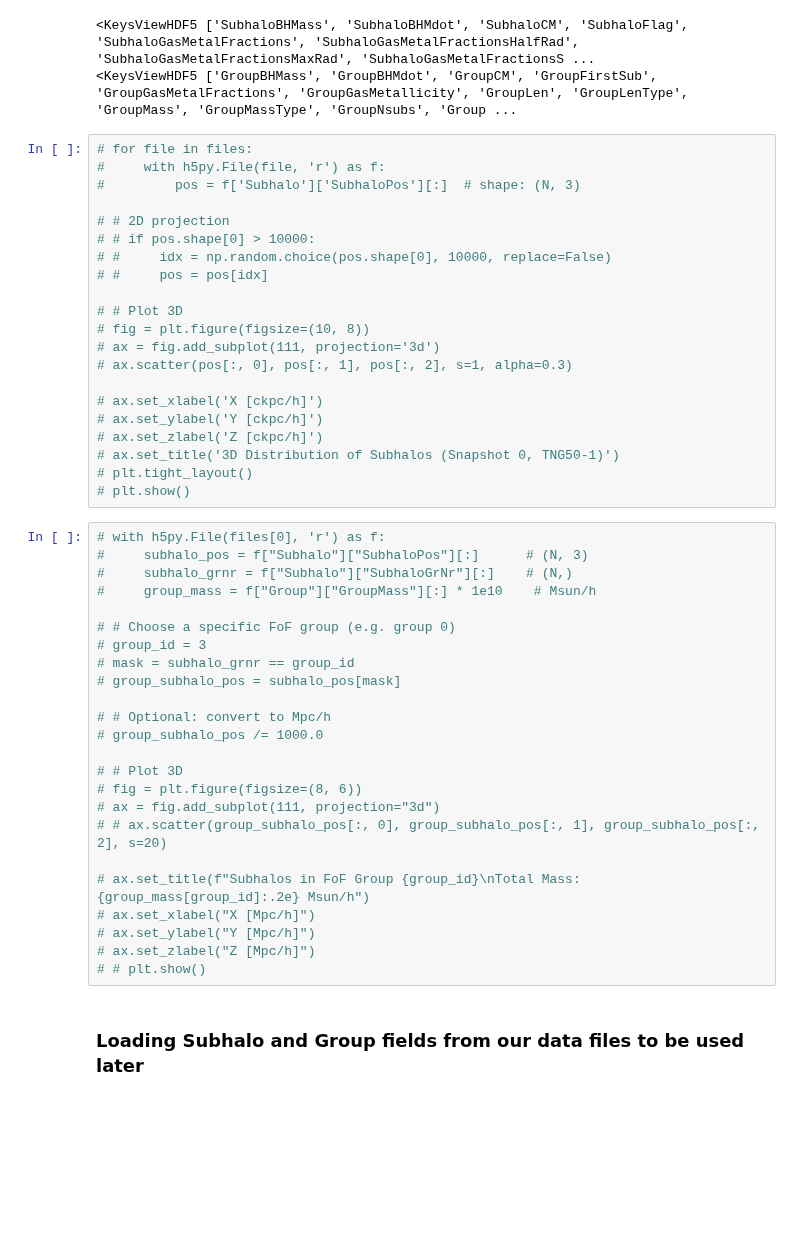
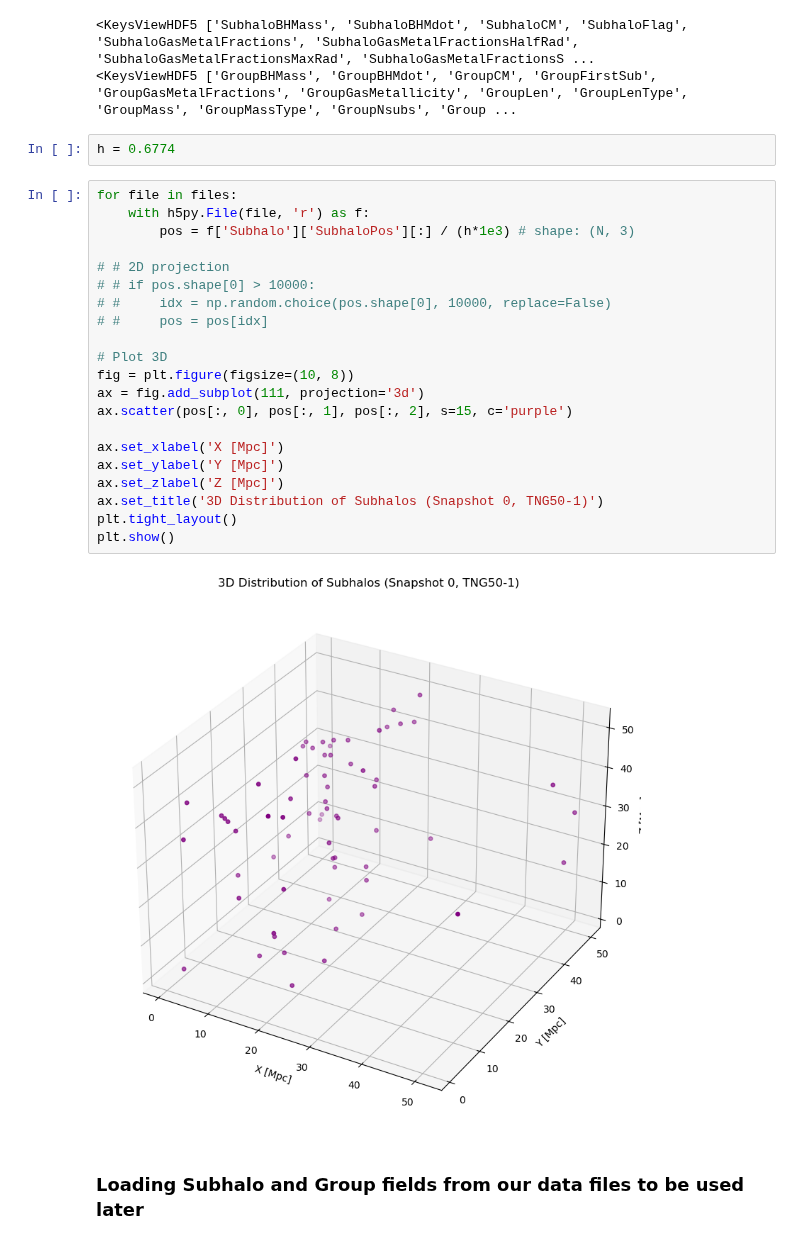
Before and after one commit to labani-01/PHY657, a Jupyter notebook: Module_7/Module_7.ipynb, the cells around one changed output. Cells and saved outputs as stored; diff of their text form; blank space fills up the shorter version.

```diff
--- a/Module_7/Module_7.ipynb
+++ b/Module_7/Module_7.ipynb
@@ -26,51 +31,31 @@ with h5py.File(files[0], 'r') as f: #files[0] = Mod7_data/data/fof_subhalo_tab_0
 # %% [output]
 <KeysViewHDF5 ['SubhaloBHMass', 'SubhaloBHMdot', 'SubhaloCM', 'SubhaloFlag', 'SubhaloGasMetalFractions', 'SubhaloGasMetalFractionsHalfRad', 'SubhaloGasMetalFractionsMaxRad', 'SubhaloGasMetalFractionsS ...
 <KeysViewHDF5 ['GroupBHMass', 'GroupBHMdot', 'GroupCM', 'GroupFirstSub', 'GroupGasMetalFractions', 'GroupGasMetallicity', 'GroupLen', 'GroupLenType', 'GroupMass', 'GroupMassType', 'GroupNsubs', 'Group ...
+# %%
+h = 0.6774
 # %%
-# for file in files:
-#     with h5py.File(file, 'r') as f:
-#         pos = f['Subhalo']['SubhaloPos'][:]  # shape: (N, 3)
+for file in files:
+    with h5py.File(file, 'r') as f:
+        pos = f['Subhalo']['SubhaloPos'][:] / (h*1e3) # shape: (N, 3)
 
 # # 2D projection
 # # if pos.shape[0] > 10000:
 # #     idx = np.random.choice(pos.shape[0], 10000, replace=False)
 # #     pos = pos[idx]
 
-# # Plot 3D
-# fig = plt.figure(figsize=(10, 8))
-# ax = fig.add_subplot(111, projection='3d')
-# ax.scatter(pos[:, 0], pos[:, 1], pos[:, 2], s=1, alpha=0.3)
+# Plot 3D
+fig = plt.figure(figsize=(10, 8))
+ax = fig.add_subplot(111, projection='3d')
+ax.scatter(pos[:, 0], pos[:, 1], pos[:, 2], s=15, c='purple')
 
-# ax.set_xlabel('X [ckpc/h]')
-# ax.set_ylabel('Y [ckpc/h]')
-# ax.set_zlabel('Z [ckpc/h]')
-# ax.set_title('3D Distribution of Subhalos (Snapshot 0, TNG50-1)')
-# plt.tight_layout()
-# plt.show()
+ax.set_xlabel('X [Mpc]')
+ax.set_ylabel('Y [Mpc]')
+ax.set_zlabel('Z [Mpc]')
+ax.set_title('3D Distribution of Subhalos (Snapshot 0, TNG50-1)')
+plt.tight_layout()
+plt.show()
+# %% [output]
+[figure, added]
-# %%
-# with h5py.File(files[0], 'r') as f:
-#     subhalo_pos = f["Subhalo"]["SubhaloPos"][:]      # (N, 3)
-#     subhalo_grnr = f["Subhalo"]["SubhaloGrNr"][:]    # (N,)
-#     group_mass = f["Group"]["GroupMass"][:] * 1e10    # Msun/h
-
-# # Choose a specific FoF group (e.g. group 0)
-# group_id = 3
-# mask = subhalo_grnr == group_id
-# group_subhalo_pos = subhalo_pos[mask]
-
-# # Optional: convert to Mpc/h
-# group_subhalo_pos /= 1000.0
-
-# # Plot 3D
-# fig = plt.figure(figsize=(8, 6))
-# ax = fig.add_subplot(111, projection="3d")
-# # ax.scatter(group_subhalo_pos[:, 0], group_subhalo_pos[:, 1], group_subhalo_pos[:, 2], s=20)
-
-# ax.set_title(f"Subhalos in FoF Group {group_id}\nTotal Mass: {group_mass[group_id]:.2e} Msun/h")
-# ax.set_xlabel("X [Mpc/h]")
-# ax.set_ylabel("Y [Mpc/h]")
-# ax.set_zlabel("Z [Mpc/h]")
-# # plt.show()
 # %% [markdown]
 ### Loading Subhalo and Group fields from our data files to be used later
 # %%
```
Also changed, not shown: parts of 16 cells of this notebook.
